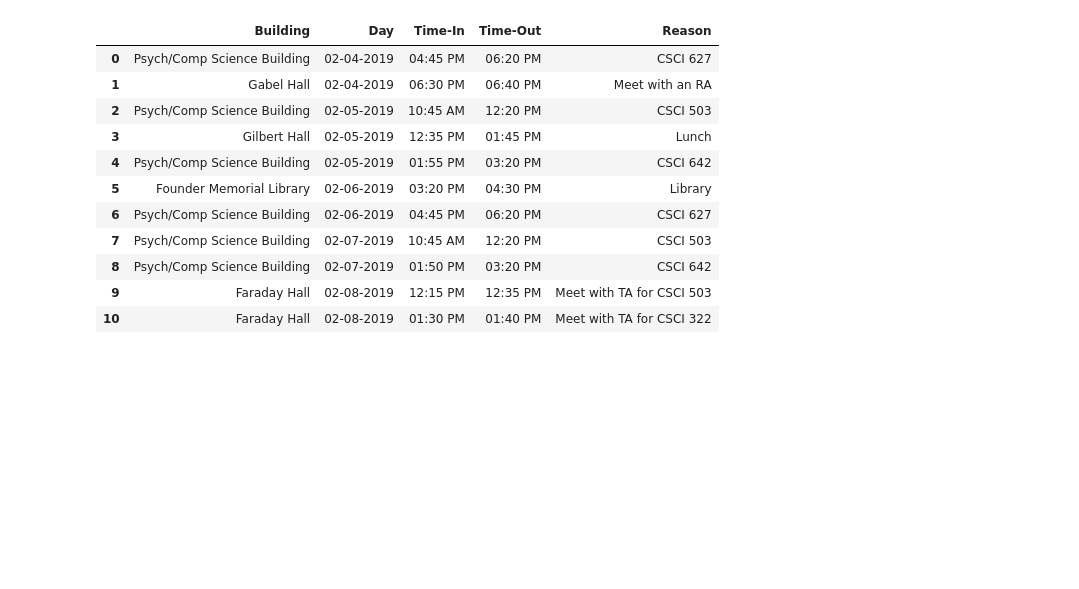
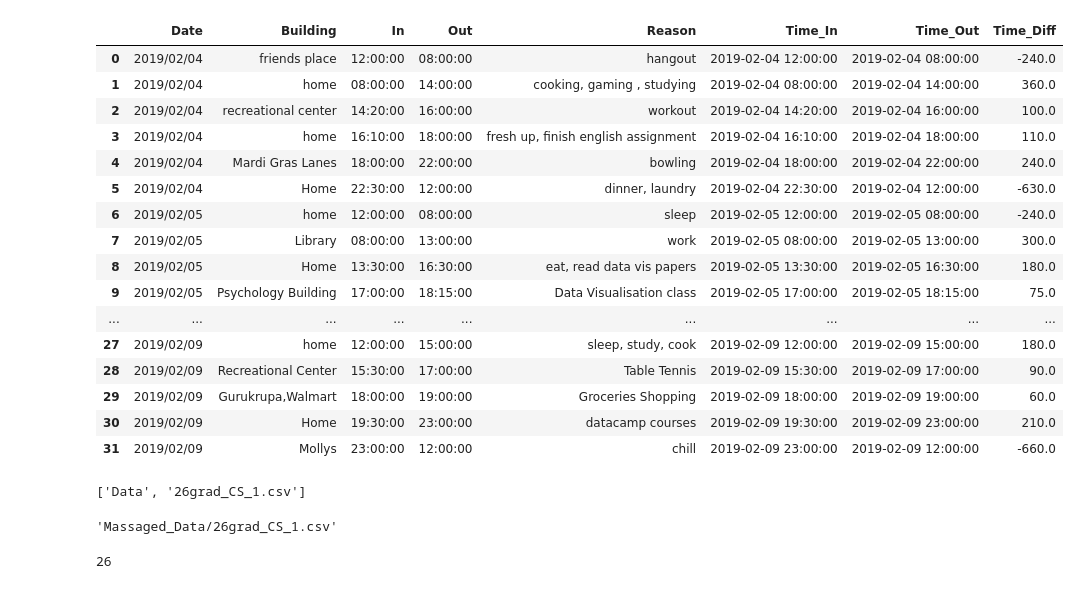
Before and after one commit to eparrish64/csci627-project00-eparrish64, a Jupyter notebook: Project00_Phase2.ipynb, the cells around one changed output. Drawn from its saved outputs; the diff is of its cells as text; code cells hidden in the pictures; blank space fills up the shorter version.

```diff
--- a/Project00_Phase2.ipynb
+++ b/Project00_Phase2.ipynb
@@ -6,0 +50,23 @@ style.use('ggplot')
+# %%
+# df.dropna(inplace=True)
+# df = df.drop(df[df.BUILDING=="None"].index)
+df.loc[df["Day"] == "Sunday", 'Day'] = "2/3/2019"
+df.loc[df["Day"] == "Monday", 'Day'] = "2/4/2019"
+df.loc[df["Day"] == "Tuesday","Day"] = "2/5/2019"
+df.loc[df["Day"] == "Wednesday","Day"] = "2/6/2019"
+df.loc[df["Day"] == "Thursday","Day"] = "2/7/2019"
+df.loc[df["Day"] == "Friday", 'Day'] = "2/8/2019"
+df.loc[df["Day"] == 'Saturday', 'Day'] = "2/9/2019"
+
+# df.loc[df.Day == "2/3","Day"] = "2/3/2019"
+# df.loc[df.Day == "2/4","Day"] = "2/4/2019"
+# df.loc[df.Day == "2/5","Day"] = "2/5/2019"
+# df.loc[df.Day == "2/6","Day"] = "2/6/2019"
+# df.loc[df.Day == "2/7","Day"] = "2/7/2019"
+# df.loc[df.Day == "2/8","Day"] = "2/8/2019"
+# df.loc[df.Day == "2/9","Day"] = "2/9/2019"
+# %%
+df.loc[df.Action == "Enter","Time_In"] = df.Date
+df.loc[df.Action == "Exit","Time_Out"] = df.Date
+# %%
+df['Out'] = df['Out'].str.replace('.',':')
@@ -6,0 +88,31 @@ style.use('ggplot')
+# %%
+df["Time_In"] = pd.to_datetime(df["Date"]+" " +df["In"])
+df["Time_Out"] = pd.to_datetime(df["Date"]+" " +df["Out"])
+# df["Time_In"] = pd.to_datetime(df.Time_In)
+# df["Time_Out"] = pd.to_datetime(df.Time_Out)
+df["Time_Diff"] = (df.Time_Out - df.Time_In).astype("timedelta64[m]")
+# %%
+df.head(100)
+# %% [output]
+|  | Date | Building | In | Out | Reason | Time_In | Time_Out | Time_Diff |
+| 0 | 2019/02/04 | friends place | 12:00:00 | 08:00:00 | hangout | 2019-02-04 12:00:00 | 2019-02-04 08:00:00 | -240.0 |
+| 1 | 2019/02/04 | home | 08:00:00 | 14:00:00 | cooking, gaming , studying | 2019-02-04 08:00:00 | 2019-02-04 14:00:00 | 360.0 |
+| 2 | 2019/02/04 | recreational center | 14:20:00 | 16:00:00 | workout | 2019-02-04 14:20:00 | 2019-02-04 16:00:00 | 100.0 |
+| 3 | 2019/02/04 | home | 16:10:00 | 18:00:00 | fresh up, finish english assignment | 2019-02-04 16:10:00 | 2019-02-04 18:00:00 | 110.0 |
+| 4 | 2019/02/04 | Mardi Gras Lanes | 18:00:00 | 22:00:00 | bowling | 2019-02-04 18:00:00 | 2019-02-04 22:00:00 | 240.0 |
+| 5 | 2019/02/04 | Home | 22:30:00 | 12:00:00 | dinner, laundry | 2019-02-04 22:30:00 | 2019-02-04 12:00:00 | -630.0 |
+| 6 | 2019/02/05 | home | 12:00:00 | 08:00:00 | sleep | 2019-02-05 12:00:00 | 2019-02-05 08:00:00 | -240.0 |
+| 7 | 2019/02/05 | Library | 08:00:00 | 13:00:00 | work | 2019-02-05 08:00:00 | 2019-02-05 13:00:00 | 300.0 |
+| 8 | 2019/02/05 | Home | 13:30:00 | 16:30:00 | eat, read data vis papers | 2019-02-05 13:30:00 | 2019-02-05 16:30:00 | 180.0 |
+| 9 | 2019/02/05 | Psychology Building | 17:00:00 | 18:15:00 | Data Visualisation class | 2019-02-05 17:00:00 | 2019-02-05 18:15:00 | 75.0 |
+| ... | ... | ... | ... | ... | ... | ... | ... | ... |
+| 27 | 2019/02/09 | home | 12:00:00 | 15:00:00 | sleep, study, cook | 2019-02-09 12:00:00 | 2019-02-09 15:00:00 | 180.0 |
+| 28 | 2019/02/09 | Recreational Center | 15:30:00 | 17:00:00 | Table Tennis | 2019-02-09 15:30:00 | 2019-02-09 17:00:00 | 90.0 |
+| 29 | 2019/02/09 | Gurukrupa,Walmart | 18:00:00 | 19:00:00 | Groceries Shopping | 2019-02-09 18:00:00 | 2019-02-09 19:00:00 | 60.0 |
+| 30 | 2019/02/09 | Home | 19:30:00 | 23:00:00 | datacamp courses | 2019-02-09 19:30:00 | 2019-02-09 23:00:00 | 210.0 |
+| 31 | 2019/02/09 | Mollys | 23:00:00 | 12:00:00 | chill | 2019-02-09 23:00:00 | 2019-02-09 12:00:00 | -660.0 |
+# %%
+filepath = all_files[current_file].split("/")
+print(filepath)
+# %% [output]
+['Data', '26grad_CS_1.csv']
@@ -6,0 +123,4 @@ style.use('ggplot')
+# %%
+all_files[current_file]
+# %% [output]
+'Massaged_Data/26grad_CS_1.csv'
@@ -9,16 +134,5 @@ all_files = glob.glob("Data/*.csv")
 df_from_each_file = [pd.read_csv(f) for f in all_files]
-# %%
-df_from_each_file[1]
-# %% [output]
-|  | Building | Day | Time-In | Time-Out | Reason |
-| 0 | Psych/Comp Science Building | 02-04-2019 | 04:45 PM | 06:20 PM | CSCI 627 |
-| 1 | Gabel Hall | 02-04-2019 | 06:30 PM | 06:40 PM | Meet with an RA |
-| 2 | Psych/Comp Science Building | 02-05-2019 | 10:45 AM | 12:20 PM | CSCI 503 |
-| 3 | Gilbert Hall | 02-05-2019 | 12:35 PM | 01:45 PM | Lunch |
-| 4 | Psych/Comp Science Building | 02-05-2019 | 01:55 PM | 03:20 PM | CSCI 642 |
-| 5 | Founder Memorial Library | 02-06-2019 | 03:20 PM | 04:30 PM | Library |
-| 6 | Psych/Comp Science Building | 02-06-2019 | 04:45 PM | 06:20 PM | CSCI 627 |
-| 7 | Psych/Comp Science Building | 02-07-2019 | 10:45 AM | 12:20 PM | CSCI 503 |
-| 8 | Psych/Comp Science Building | 02-07-2019 | 01:50 PM | 03:20 PM | CSCI 642 |
-| 9 | Faraday Hall | 02-08-2019 | 12:15 PM | 12:35 PM | Meet with TA for CSCI 503 |
-| 10 | Faraday Hall | 02-08-2019 | 01:30 PM | 01:40 PM | Meet with TA for CSCI 322 |
+# %%
+print(len(df_from_each_file))
+# %% [output]
+26
```
Also changed, not shown: parts of 17 cells of this notebook, 24 other files.
